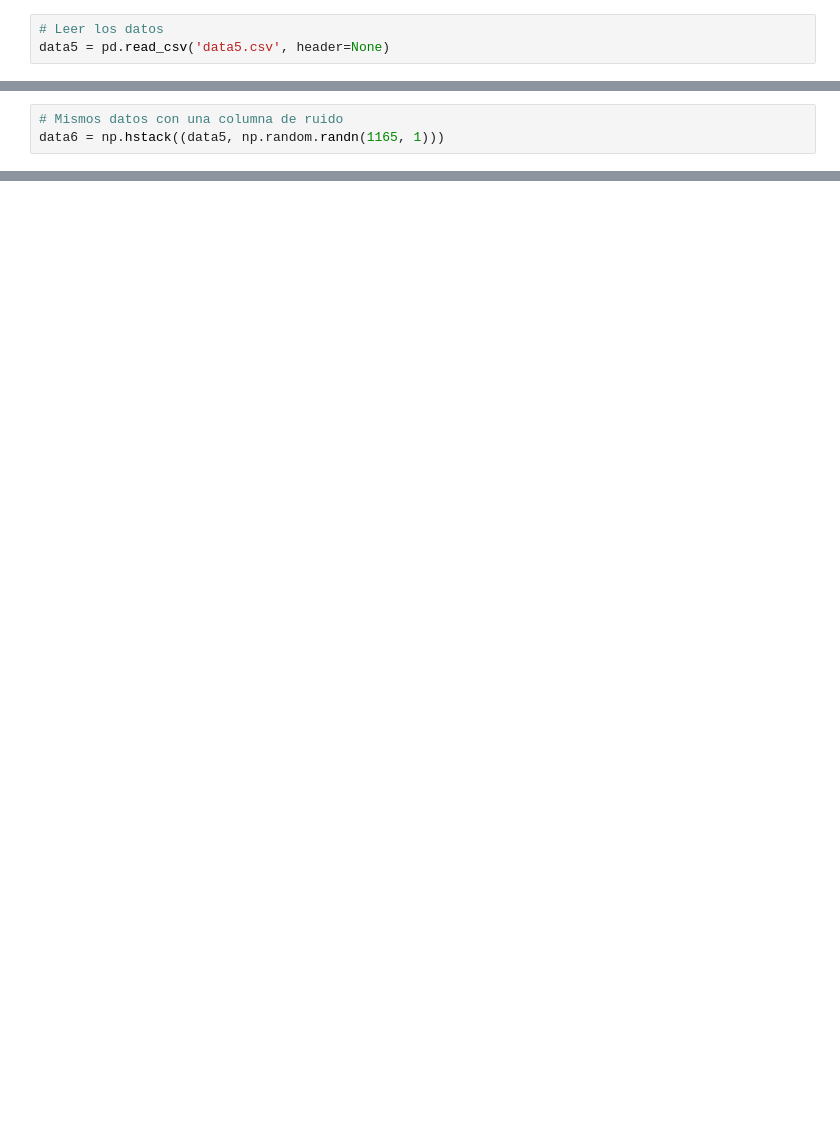
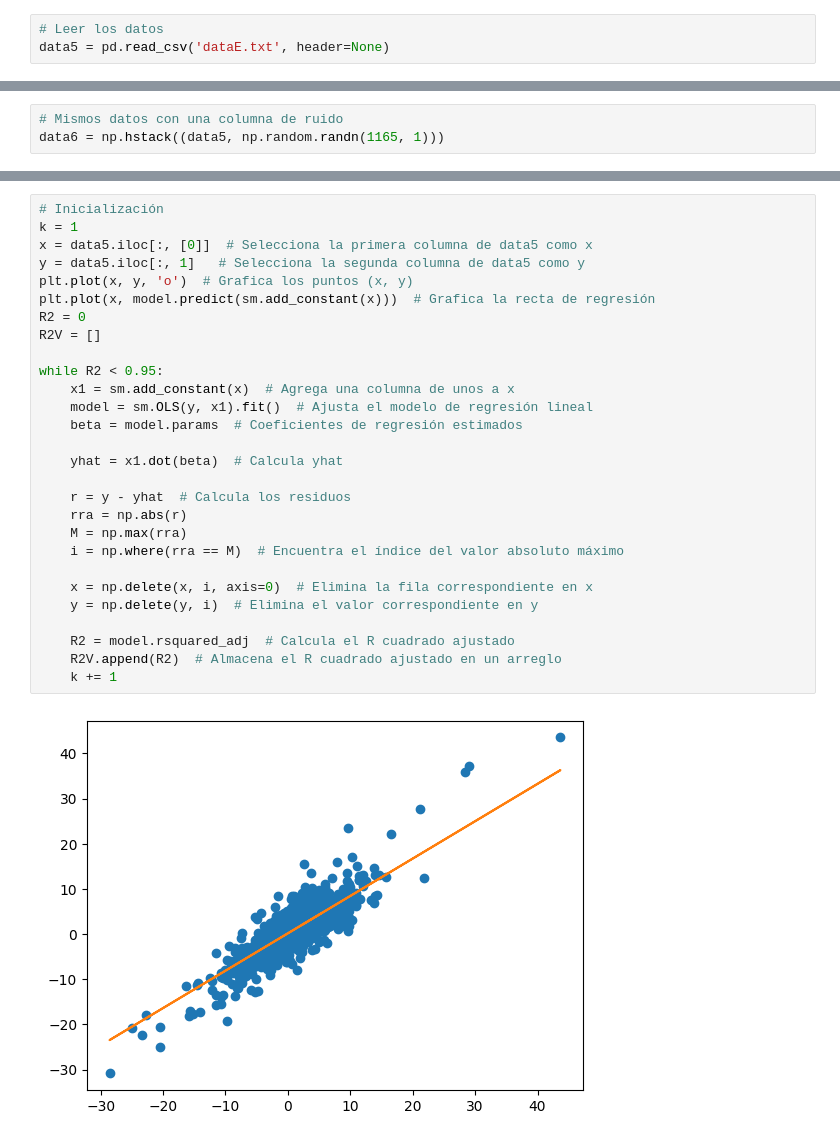
Before and after one commit to cmperdomo17/Regresion-Lineal, a Jupyter notebook: Ajuste Lineal/Ajuste_Lineal.ipynb, the cells around one changed output, grey strips where cells are left out. Drawn from its saved outputs; the diff is of its cells as text; blank space fills up the shorter version.

```diff
--- a/Ajuste Lineal/Ajuste_Lineal.ipynb
+++ b/Ajuste Lineal/Ajuste_Lineal.ipynb
@@ -39,3 +48,3 @@ print(sky)
 # %%
 # Leer los datos
-data5 = pd.read_csv('data5.csv', header=None)
+data5 = pd.read_csv('dataE.txt', header=None)
@@ -136 +228,31 @@ print("Indicador:", r)
+# %%
+# Inicialización
+k = 1
+x = data5.iloc[:, [0]]  # Selecciona la primera columna de data5 como x
+y = data5.iloc[:, 1]   # Selecciona la segunda columna de data5 como y
+plt.plot(x, y, 'o')  # Grafica los puntos (x, y)
+plt.plot(x, model.predict(sm.add_constant(x)))  # Grafica la recta de regresión
+R2 = 0
+R2V = []
+
+while R2 < 0.95:
+    x1 = sm.add_constant(x)  # Agrega una columna de unos a x
+    model = sm.OLS(y, x1).fit()  # Ajusta el modelo de regresión lineal
+    beta = model.params  # Coeficientes de regresión estimados
+
+    yhat = x1.dot(beta)  # Calcula yhat
+
+    r = y - yhat  # Calcula los residuos
+    rra = np.abs(r)
+    M = np.max(rra)
+    i = np.where(rra == M)  # Encuentra el índice del valor absoluto máximo
+
+    x = np.delete(x, i, axis=0)  # Elimina la fila correspondiente en x
+    y = np.delete(y, i)  # Elimina el valor correspondiente en y
+
+    R2 = model.rsquared_adj  # Calcula el R cuadrado ajustado
+    R2V.append(R2)  # Almacena el R cuadrado ajustado en un arreglo
+    k += 1
+# %% [output]
+[figure, added]
 # %%
```
Also changed, not shown: parts of 24 cells of this notebook, 6 other files.
